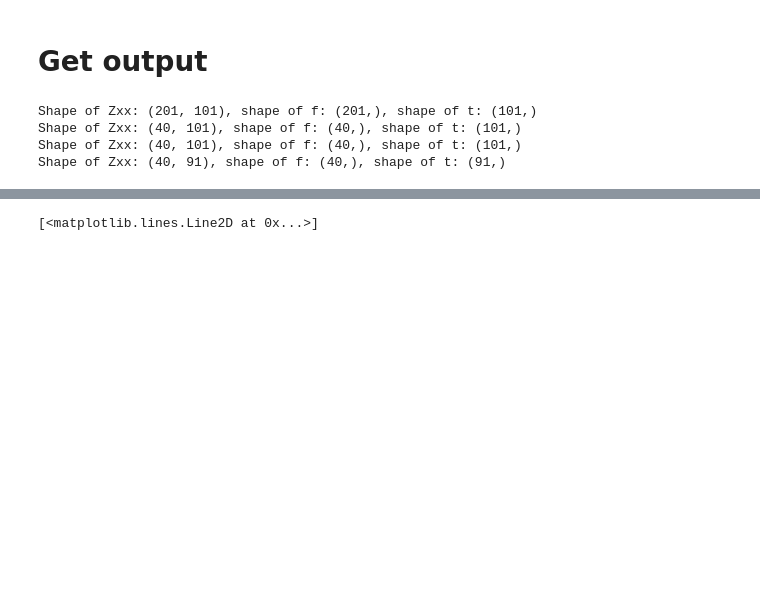
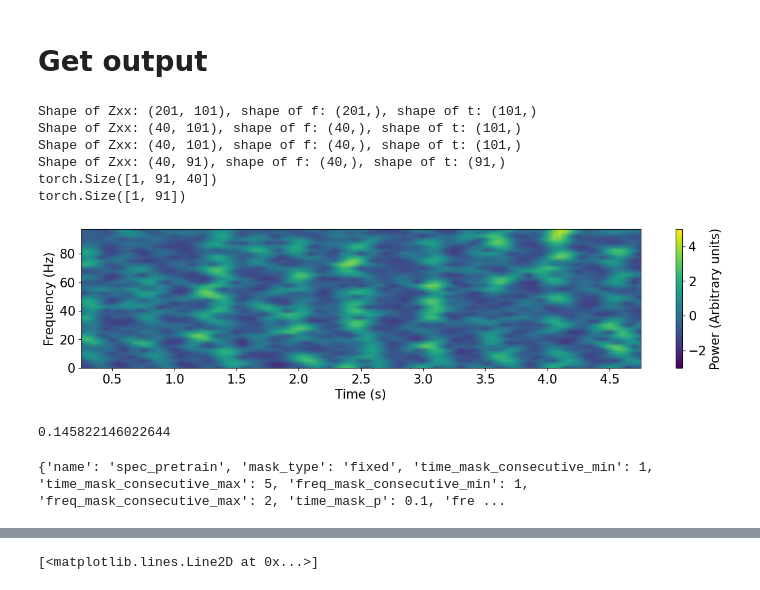
Before and after one commit to GoMapur/BrainBERT, a Jupyter notebook: notebooks/demo.ipynb, the cells around one changed output, grey strips where cells are left out. Drawn from its saved outputs; the diff is of its cells as text; code cells hidden in the pictures; blank space fills up the shorter version.

```diff
--- a/notebooks/demo.ipynb
+++ b/notebooks/demo.ipynb
@@ -61,19 +64,27 @@ def get_stft(x, fs, clip_fs=-1, normalizing=None, **kwargs):
 
     return f, t, Zxx
 
-def plot_stft(path):
-    wav = np.load(path)
-    f,t,linear = get_stft(wav, 2048, clip_fs=40, nperseg=400, noverlap=350, normalizing="zscore", return_onesided=True) #TODO hardcode sampling rate
-    plt.figure(figsize=(15,3))
-    f[-1]=200
-    g1 = plt.pcolormesh(t,f,linear, shading="gouraud", vmin=-3, vmax=5)
+def plot_stft(t,f,linear, title="", ax=None):
+    if ax is None:
+        fig, ax = plt.subplots(figsize=(15,3))
 
-    cbar = plt.colorbar(g1)
+    g1 = ax.pcolormesh(t,f,linear, shading="gouraud", vmin=-3, vmax=5)
+
+    cbar = plt.colorbar(g1, ax=ax)
     tick_font_size = 15
     cbar.ax.tick_params(labelsize=tick_font_size)
     cbar.ax.set_ylabel("Power (Arbitrary units)", fontsize=15)
-    plt.xticks(fontsize=20)
-    plt.ylabel("")
-    plt.yticks(fontsize=20)
-    plt.xlabel("Time (s)", fontsize=20)
-    plt.ylabel("Frequency (Hz)", fontsize=20)
+    ax.tick_params(axis='x', labelsize=15)
+    ax.set_ylabel("")
+    ax.tick_params(axis='y', labelsize=15)
+    ax.set_xlabel("Time (s)", fontsize=15)
+    ax.set_ylabel("Frequency (Hz)", fontsize=15)
+    ax.set_title(title, fontsize=15)
+
+def plot_wav(wav):
+    f,t,linear = get_stft(wav, 2048, clip_fs=40, nperseg=400, noverlap=350, normalizing="zscore", return_onesided=True) #TODO hardcode sampling rate
+    plot_stft(t,f,linear)
+
+def plot_wav_from_file(path):
+    wav = np.load(path)
+    plot_wav(wav)
@@ -121,6 +124,10 @@ wav = np.load(data_path)
 f,t,linear = get_stft(wav, 1000, clip_fs=40, nperseg=400, noverlap=350, normalizing="zscore", return_onesided=True) #TODO hardcode sampling rate
 inputs = torch.FloatTensor(linear).unsqueeze(0).transpose(1,2).to(device)
 mask = torch.zeros((inputs.shape[:2])).bool().to(device)
+
+print(inputs.shape)
+print(mask.shape)
+
 with torch.no_grad():
     out = model.forward(inputs, mask, intermediate_rep=False)
 # %% [output]
@@ -128,3 +135,9 @@ Shape of Zxx: (201, 101), shape of f: (201,), shape of t: (101,)
 Shape of Zxx: (40, 101), shape of f: (40,), shape of t: (101,)
 Shape of Zxx: (40, 101), shape of f: (40,), shape of t: (101,)
 Shape of Zxx: (40, 91), shape of f: (40,), shape of t: (91,)
+torch.Size([1, 91, 40])
+torch.Size([1, 91])
+# %%
+plot_stft(t,f,linear)
+# %% [output]
+[figure, added]
@@ -130,0 +147,4 @@ Shape of Zxx: (40, 91), shape of f: (40,), shape of t: (91,)
+# %%
+np.mean(np.abs(recovery - linear)) / np.mean(np.abs(linear))
+# %% [output]
+0.145822146022644
@@ -130,0 +173,4 @@ Shape of Zxx: (40, 91), shape of f: (40,), shape of t: (91,)
+# %%
+task_cfg
+# %% [output]
+{'name': 'spec_pretrain', 'mask_type': 'fixed', 'time_mask_consecutive_min': 1, 'time_mask_consecutive_max': 5, 'freq_mask_consecutive_min': 1, 'freq_mask_consecutive_max': 2, 'time_mask_p': 0.1, 'fre ...
```
Also changed, not shown: parts of 26 cells of this notebook, 8 other files.
